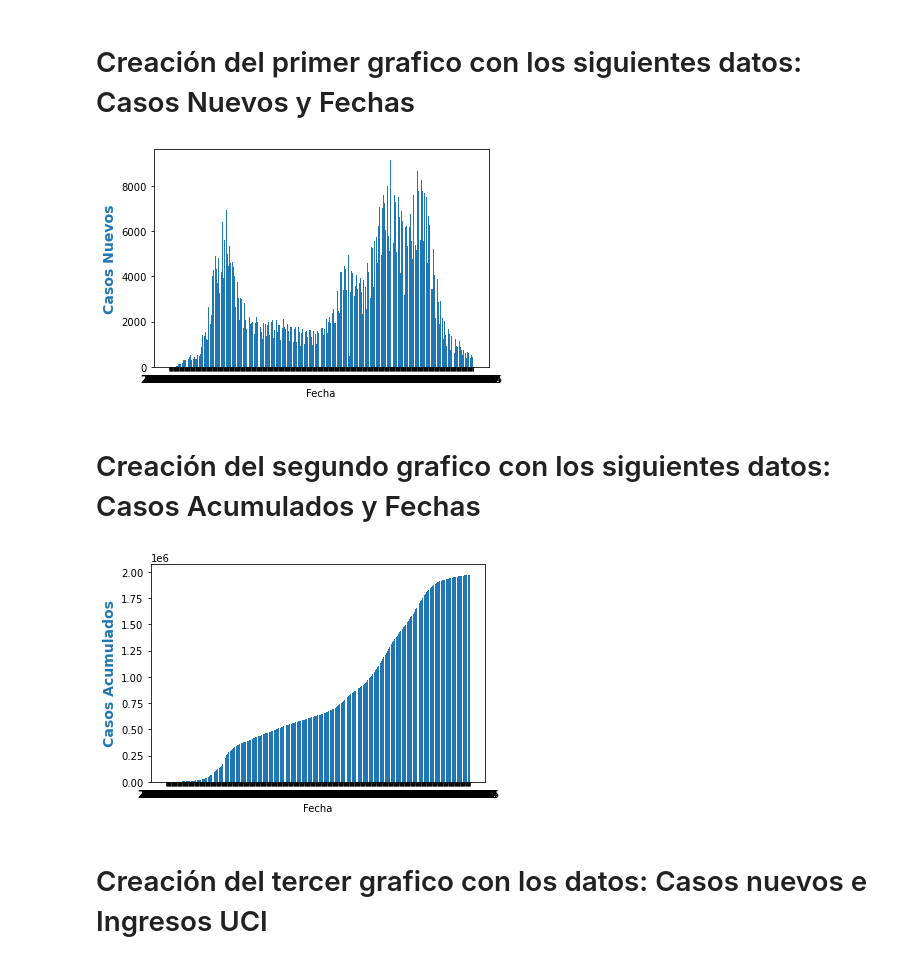
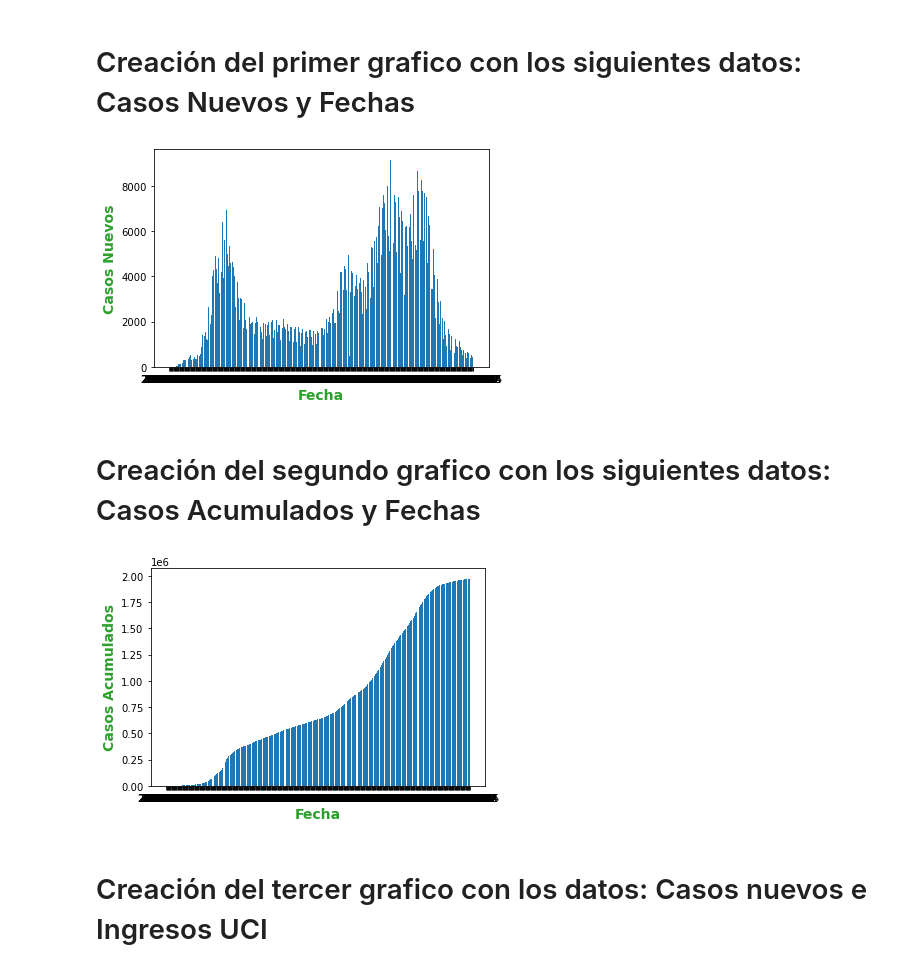
Before and after one commit to Br5n1ch4/gitrepos, a Jupyter notebook: E1/E1.ipynb, the cells around one changed output. Drawn from its saved outputs; the diff is of its cells as text; code cells hidden in the pictures.

```diff
--- a/E1/E1.ipynb
+++ b/E1/E1.ipynb
@@ -22,8 +22,8 @@ ax.bar(["2020-03-01","2020-03-02","2020-03-03","2020-03-04","2020-03-05","2020-0
-ax.set_xlabel("Fecha")
-ax.set_ylabel("Casos Nuevos", fontdict = {'fontsize':14, 'fontweight':'bold', 'color':'tab:blue'})
+ax.set_xlabel("Fecha", fontdict = {'fontsize':14, 'fontweight':'bold', 'color':'tab:green'})
+ax.set_ylabel("Casos Nuevos", fontdict = {'fontsize':14, 'fontweight':'bold', 'color':'tab:green'})
 plt.show()
 # %% [output]
-[figure, old version]
+[figure, new version]
 # %% [markdown]
 # Creación del segundo grafico con los siguientes datos: Casos Acumulados y Fechas
 # %%
@@ -33,8 +33,8 @@ ax.bar(["2020-03-01","2020-03-02","2020-03-03","2020-03-04","2020-03-05","2020-0
 
-ax.set_xlabel("Fecha")
-ax.set_ylabel("Casos Acumulados", fontdict = {'fontsize':14, 'fontweight':'bold', 'color':'tab:blue'})
+ax.set_xlabel("Fecha", fontdict = {'fontsize':14, 'fontweight':'bold', 'color':'tab:green'})
+ax.set_ylabel("Casos Acumulados", fontdict = {'fontsize':14, 'fontweight':'bold', 'color':'tab:green'})
 plt.show()
 # %% [output]
-[figure, old version]
+[figure, new version]
 # %% [markdown]
 # Creación del tercer grafico con los datos: Casos nuevos e Ingresos UCI
```
